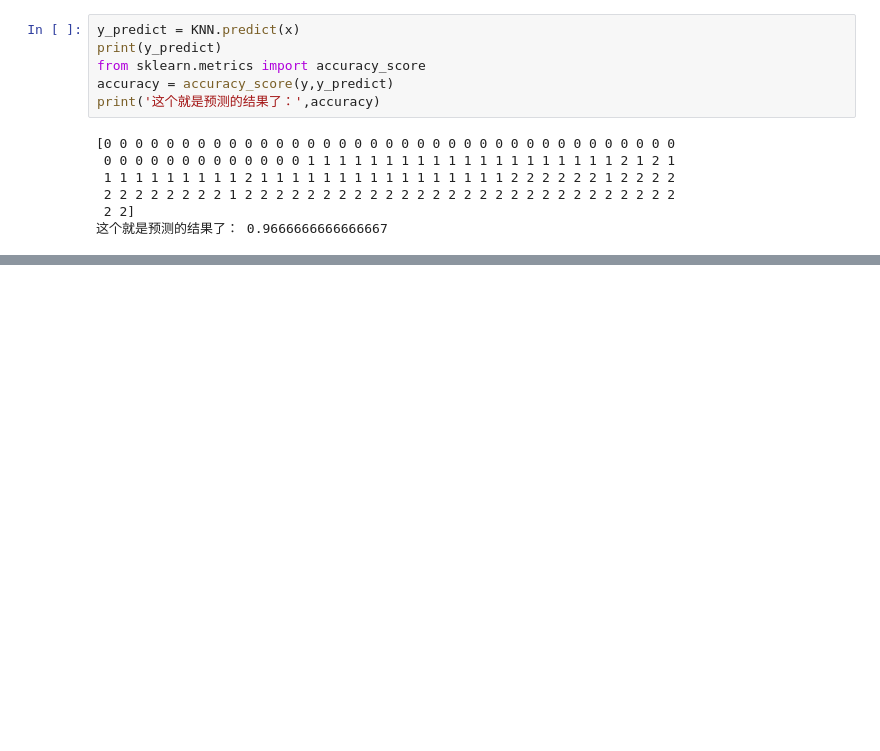
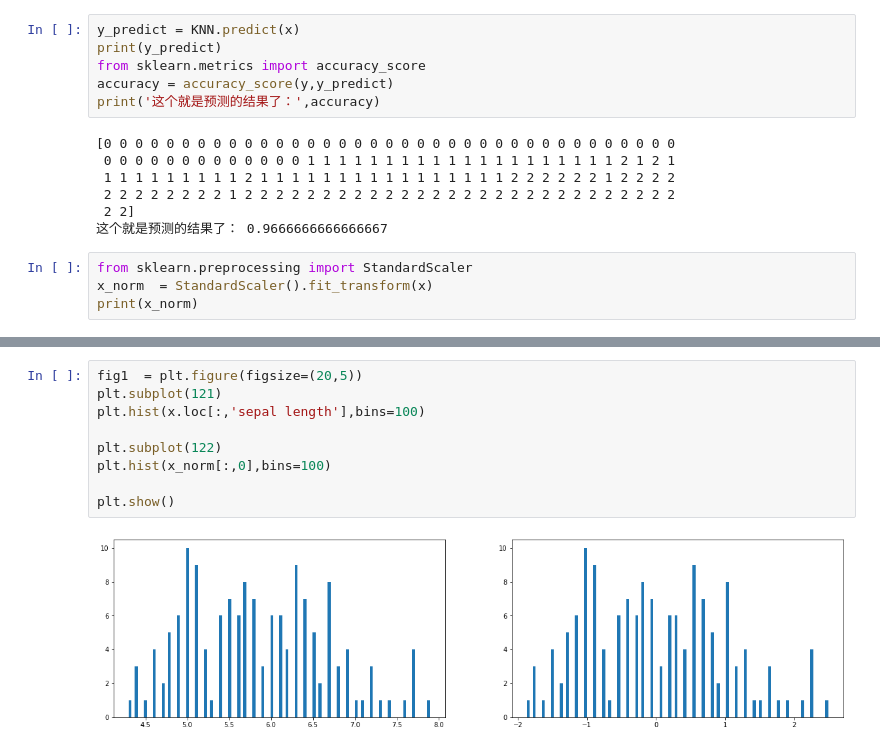
Before and after one commit to HideTheTime/ai, a Jupyter notebook: PCA数据降维处理.ipynb, the cells around one changed output, grey strips where cells are left out. Cells and saved outputs as stored; diff of their text form; blank space fills up the shorter version.

```diff
--- a/PCA数据降维处理.ipynb
+++ b/PCA数据降维处理.ipynb
@@ -36,3 +36,7 @@ print('这个就是预测的结果了：',accuracy)
  2 2 2 2 2 2 2 2 1 2 2 2 2 2 2 2 2 2 2 2 2 2 2 2 2 2 2 2 2 2 2 2 2 2 2 2 2
  2 2]
 这个就是预测的结果了： 0.9666666666666667
+# %%
+from sklearn.preprocessing import StandardScaler
+x_norm  = StandardScaler().fit_transform(x)
+print(x_norm)
@@ -38,0 +61,11 @@ print('这个就是预测的结果了：',accuracy)
+# %%
+fig1  = plt.figure(figsize=(20,5))
+plt.subplot(121)
+plt.hist(x.loc[:,'sepal length'],bins=100)
+
+plt.subplot(122)
+plt.hist(x_norm[:,0],bins=100)
+
+plt.show()
+# %% [output]
+[figure, added]
```
Also changed, not shown: parts of 6 cells of this notebook.
